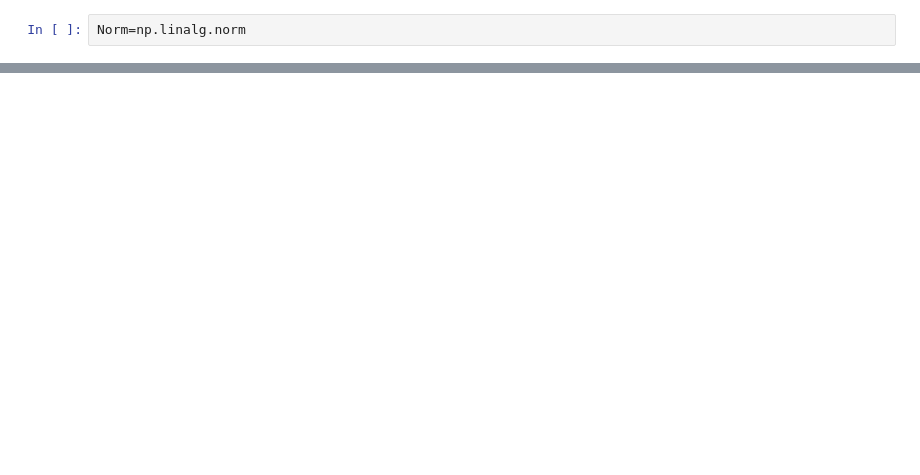
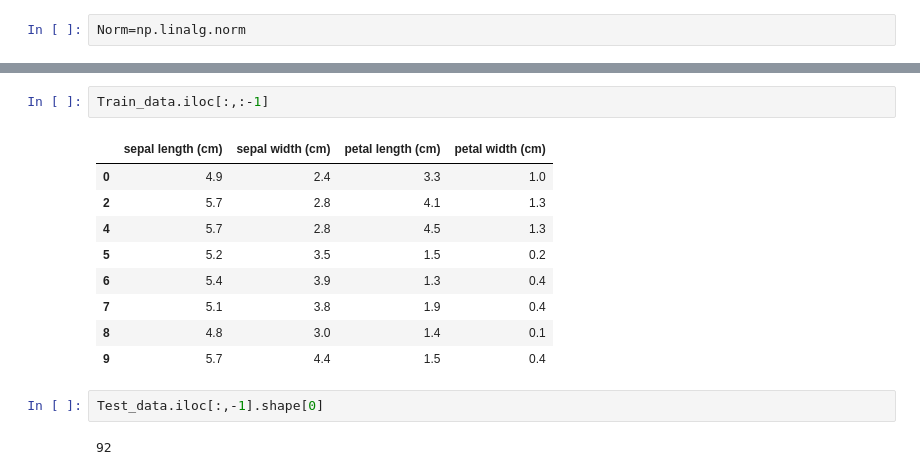
Before and after one commit to Jean-KOUAGOU/Implementation-from-skratch, a Jupyter notebook: N'dah-Jean_Kmeans_generalised_original_work.ipynb, the cells around one changed output, grey strips where cells are left out. Saved outputs shown, nothing was run; the diff lists cells and outputs as text; blank space fills up the shorter version.

```diff
--- a/N'dah-Jean_Kmeans_generalised_original_work.ipynb
+++ b/N'dah-Jean_Kmeans_generalised_original_work.ipynb
@@ -98,0 +97,16 @@ Kmeans(Data_xy,k=K)
+# %%
+Train_data.iloc[:,:-1]
+# %% [output]
+|  | sepal length (cm) | sepal width (cm) | petal length (cm) | petal width (cm) |
+| 0 | 4.9 | 2.4 | 3.3 | 1.0 |
+| 2 | 5.7 | 2.8 | 4.1 | 1.3 |
+| 4 | 5.7 | 2.8 | 4.5 | 1.3 |
+| 5 | 5.2 | 3.5 | 1.5 | 0.2 |
+| 6 | 5.4 | 3.9 | 1.3 | 0.4 |
+| 7 | 5.1 | 3.8 | 1.9 | 0.4 |
+| 8 | 4.8 | 3.0 | 1.4 | 0.1 |
+| 9 | 5.7 | 4.4 | 1.5 | 0.4 |
+# %%
+Test_data.iloc[:,-1].shape[0]
+# %% [output]
+92
```
Also changed, not shown: parts of 9 cells of this notebook, 4 other files.
